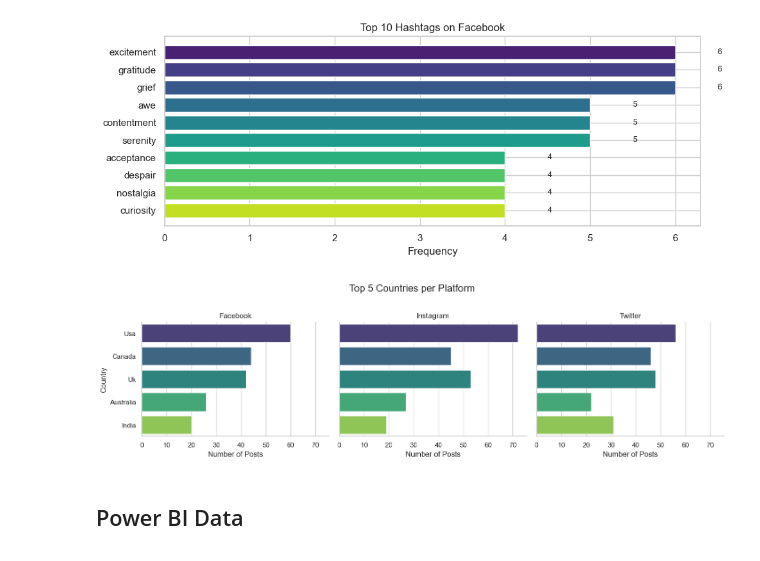
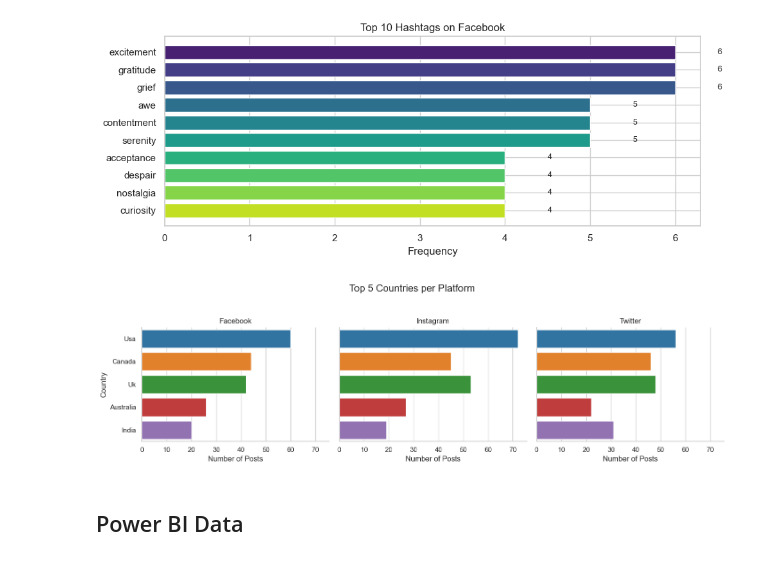
Before and after one commit to Kennerdol/FUTURE_DS_01, a Jupyter notebook: Future_DS_01_Social_Media_Sentiments_Analysis.ipynb, the cells around one changed output. Drawn from its saved outputs; the diff is of its cells as text; code cells hidden in the pictures.

```diff
--- a/Future_DS_01_Social_Media_Sentiments_Analysis.ipynb
+++ b/Future_DS_01_Social_Media_Sentiments_Analysis.ipynb
@@ -210,37 +210,50 @@ for platform, hashtags in platform_hashtag_data.items():
 [figure]
 [figure]
 # %%
+import matplotlib.pyplot as plt
+import seaborn as sns
+
+# Clean country names
 social_df_cleaned['Country'] = social_df_cleaned['Country'].str.strip().str.title()
-country_platform_counts = social_df_cleaned.groupby(['Platform', 'Country']).size().reset_index(name='Count')
 
+# Group by Platform and Country and count
+country_platform_counts = (
+    social_df_cleaned
+    .groupby(['Platform', 'Country'])
+    .size()
+    .reset_index(name='Count')
+)
+
+# Top 5 countries per platform
 top_countries_per_platform = (
     country_platform_counts
     .sort_values(['Platform', 'Count'], ascending=[True, False])
     .groupby('Platform')
     .head(5)
 )
 
+# Plot
 g = sns.catplot(
     data=top_countries_per_platform,
     x='Count', y='Country',
     hue='Country',
     col='Platform',
     kind='bar',
     col_wrap=3,
     height=4,
     aspect=1.2,
-    palette='viridis',
+    palette='tab10',
     legend=False,
 )
 
 g.set_titles("{col_name}")
 g.set_axis_labels("Number of Posts", "Country")
-g.fig.suptitle("Top 5 Countries per Platform", fontsize=16, y=1.02)
+g.fig.suptitle("Top 5 Countries per Platform", fontsize=16, y=1.05)
 plt.tight_layout()
 plt.savefig('Top_Countries_by_Platform.png')
 plt.show()
 # %% [output]
-[figure, old version]
+[figure, new version]
 # %% [markdown]
 ## Power BI Data
 # %%
```
Also changed, not shown: 1 other file.
